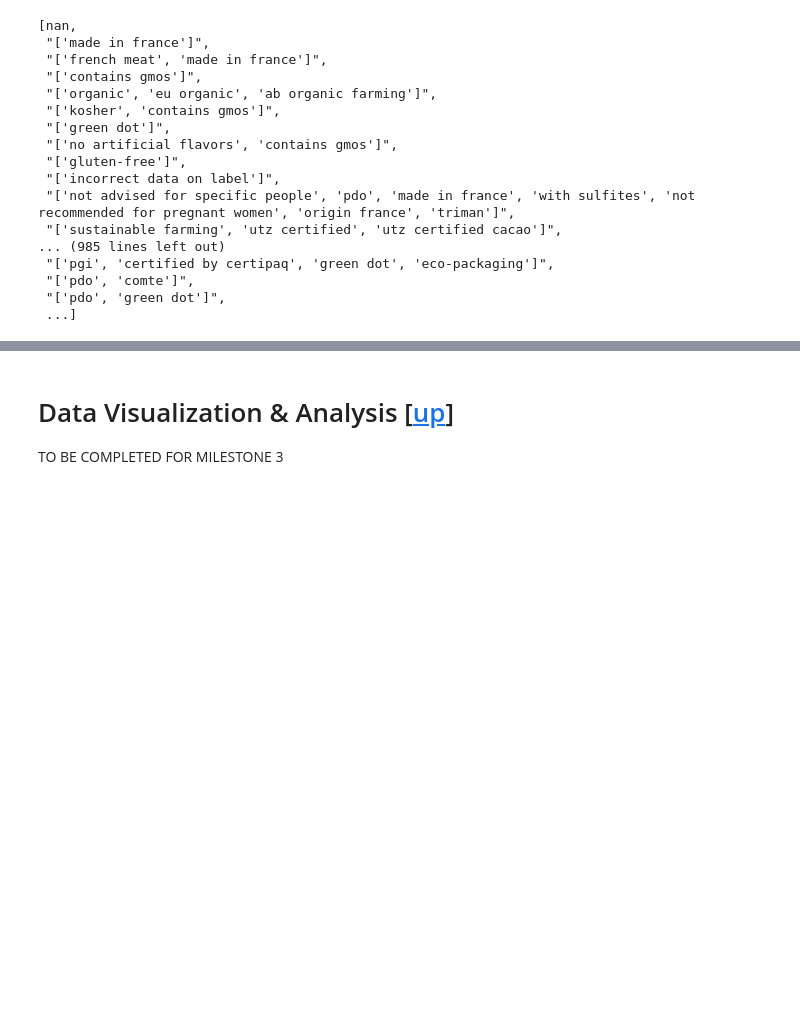
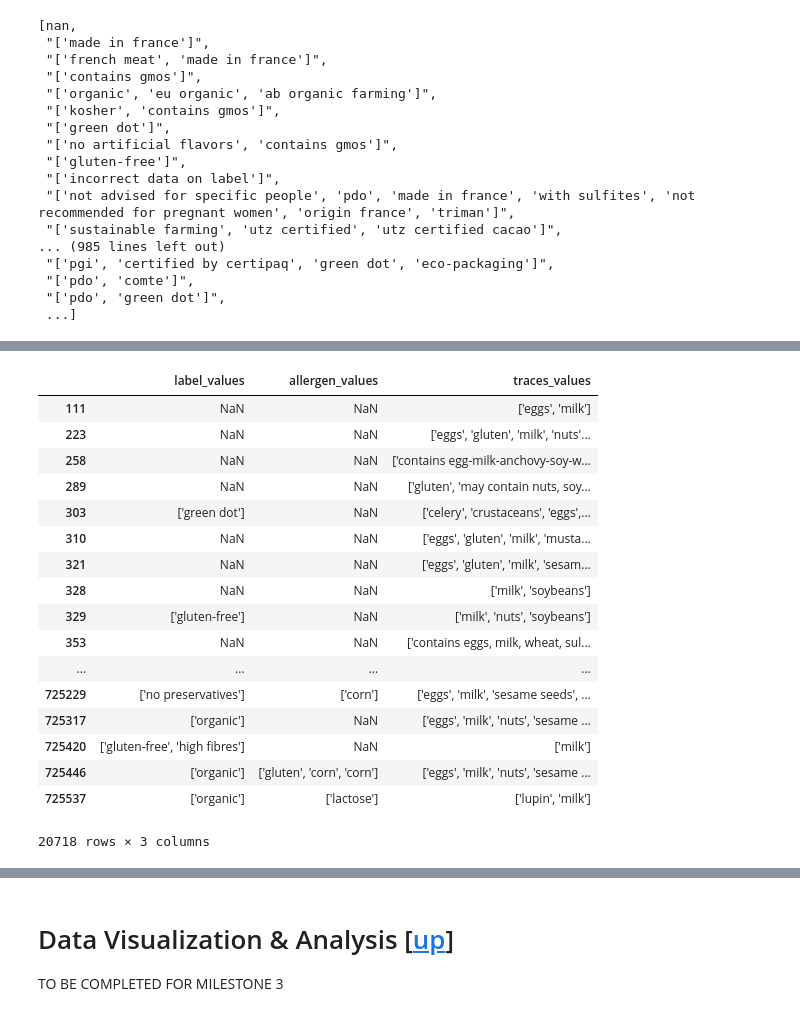
Before and after one commit to celine-y/open_food_facts, a Jupyter notebook: project.ipynb, the cells around one changed output, grey strips where cells are left out. Cells and saved outputs as stored; diff of their text form; code cells hidden in the pictures; blank space fills up the shorter version.

```diff
--- a/project.ipynb
+++ b/project.ipynb
@@ -1956,0 +1968,21 @@ KeyError: ('kosher', 'halal', 'low_sodium', 'low_sugar', 'gluten_free', 'low_cho
+# %%
+clean_df_2[clean_df_2['lactose'] == True][['label_values', 'allergen_values', 'traces_values']]
+# %% [output]
+|  | label_values | allergen_values | traces_values |
+| 111 | NaN | NaN | ['eggs', 'milk'] |
+| 223 | NaN | NaN | ['eggs', 'gluten', 'milk', 'nuts'... |
+| 258 | NaN | NaN | ['contains egg-milk-anchovy-soy-w... |
+| 289 | NaN | NaN | ['gluten', 'may contain nuts, soy... |
+| 303 | ['green dot'] | NaN | ['celery', 'crustaceans', 'eggs',... |
+| 310 | NaN | NaN | ['eggs', 'gluten', 'milk', 'musta... |
+| 321 | NaN | NaN | ['eggs', 'gluten', 'milk', 'sesam... |
+| 328 | NaN | NaN | ['milk', 'soybeans'] |
+| 329 | ['gluten-free'] | NaN | ['milk', 'nuts', 'soybeans'] |
+| 353 | NaN | NaN | ['contains eggs, milk, wheat, sul... |
+| ... | ... | ... | ... |
+| 725229 | ['no preservatives'] | ['corn'] | ['eggs', 'milk', 'sesame seeds', ... |
+| 725317 | ['organic'] | NaN | ['eggs', 'milk', 'nuts', 'sesame ... |
+| 725420 | ['gluten-free', 'high fibres'] | NaN | ['milk'] |
+| 725446 | ['organic'] | ['gluten', 'corn', 'corn'] | ['eggs', 'milk', 'nuts', 'sesame ... |
+| 725537 | ['organic'] | ['lactose'] | ['lupin', 'milk'] |
+20718 rows × 3 columns
```
Also changed, not shown: parts of 5 cells of this notebook.
